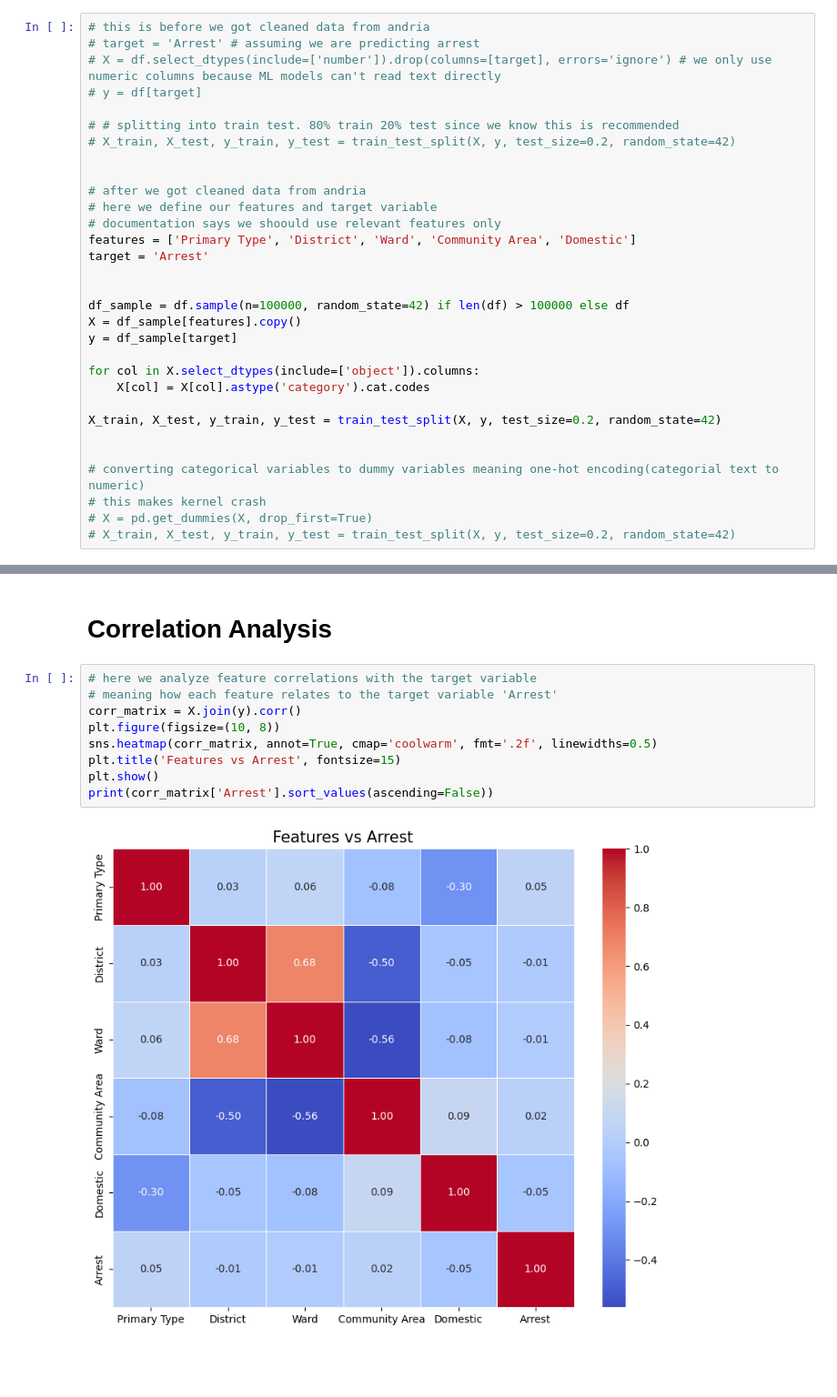
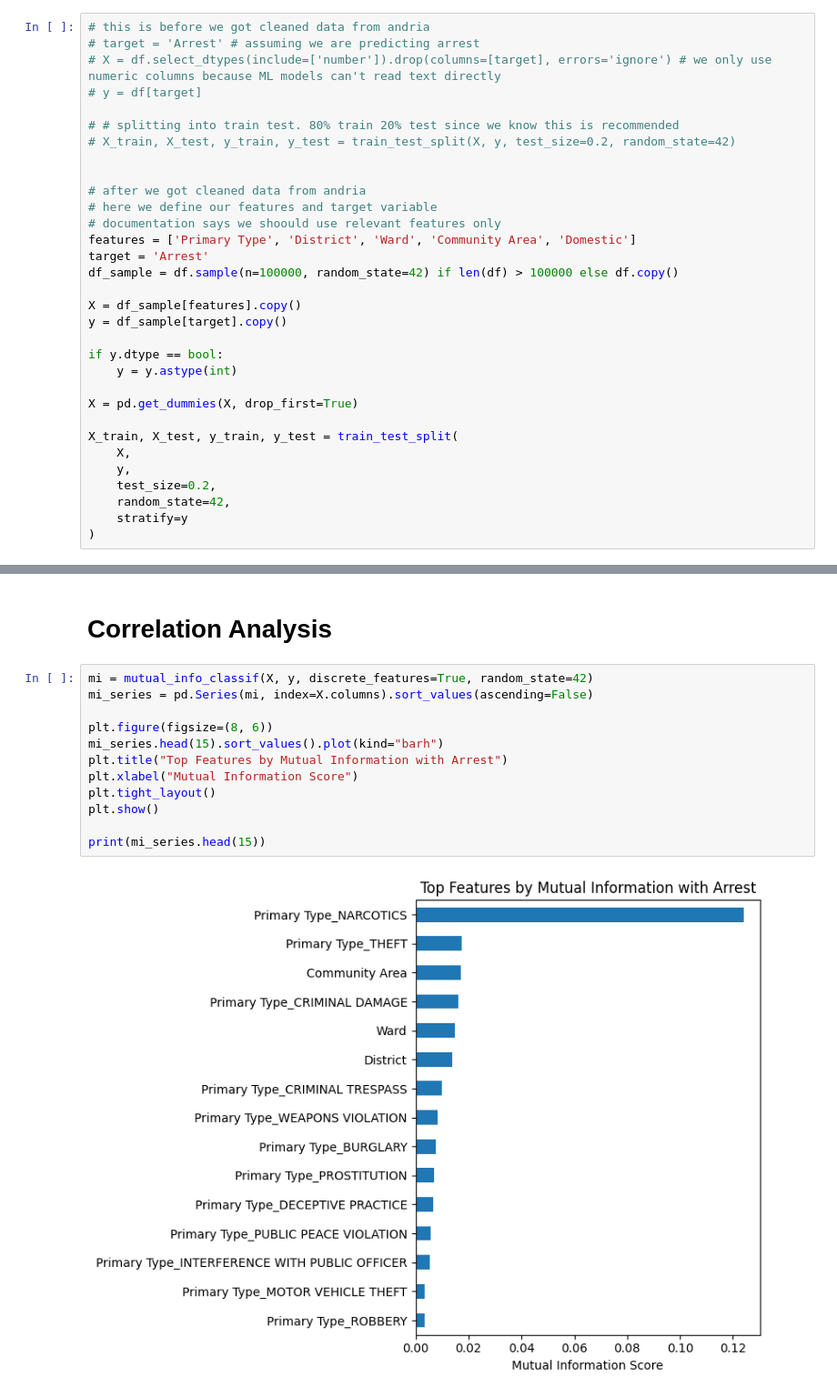
Before and after one commit to Andria-colab/DataGuard, a Jupyter notebook: notebooks/04_machine_learning.ipynb, the cells around one changed output, grey strips where cells are left out. Shown at 91% size. Cells and saved outputs as stored; diff of their text form; blank space fills up the shorter version.

```diff
--- a/notebooks/04_machine_learning.ipynb
+++ b/notebooks/04_machine_learning.ipynb
@@ -92,22 +95,23 @@ memory usage: 53.3+ MB
 # documentation says we shoould use relevant features only
 features = ['Primary Type', 'District', 'Ward', 'Community Area', 'Domestic']
 target = 'Arrest'
+df_sample = df.sample(n=100000, random_state=42) if len(df) > 100000 else df.copy()
 
+X = df_sample[features].copy()
+y = df_sample[target].copy()
 
-df_sample = df.sample(n=100000, random_state=42) if len(df) > 100000 else df
-X = df_sample[features].copy()
-y = df_sample[target]
+if y.dtype == bool:
+    y = y.astype(int)
 
-for col in X.select_dtypes(include=['object']).columns:
-    X[col] = X[col].astype('category').cat.codes
+X = pd.get_dummies(X, drop_first=True)
 
-X_train, X_test, y_train, y_test = train_test_split(X, y, test_size=0.2, random_state=42)
-
-
-# converting categorical variables to dummy variables meaning one-hot encoding(categorial text to numeric)
-# this makes kernel crash
-# X = pd.get_dummies(X, drop_first=True)
-# X_train, X_test, y_train, y_test = train_test_split(X, y, test_size=0.2, random_state=42)
+X_train, X_test, y_train, y_test = train_test_split(
+    X,
+    y,
+    test_size=0.2,
+    random_state=42,
+    stratify=y
+)
 # %% [markdown]
 # Model 1: Logistic Regression
 # %%
@@ -231,13 +313,16 @@ plt.show()
 # %% [markdown]
 # Correlation Analysis
 # %%
-# here we analyze feature correlations with the target variable
-# meaning how each feature relates to the target variable 'Arrest'
-corr_matrix = X.join(y).corr()
-plt.figure(figsize=(10, 8))
-sns.heatmap(corr_matrix, annot=True, cmap='coolwarm', fmt='.2f', linewidths=0.5)
-plt.title('Features vs Arrest', fontsize=15)
+mi = mutual_info_classif(X, y, discrete_features=True, random_state=42)
+mi_series = pd.Series(mi, index=X.columns).sort_values(ascending=False)
+
+plt.figure(figsize=(8, 6))
+mi_series.head(15).sort_values().plot(kind="barh")
+plt.title("Top Features by Mutual Information with Arrest")
+plt.xlabel("Mutual Information Score")
+plt.tight_layout()
 plt.show()
-print(corr_matrix['Arrest'].sort_values(ascending=False))
+
+print(mi_series.head(15))
 # %% [output]
-[figure, old version]
+[figure, new version]
```
Also changed, not shown: parts of 12 cells of this notebook.
